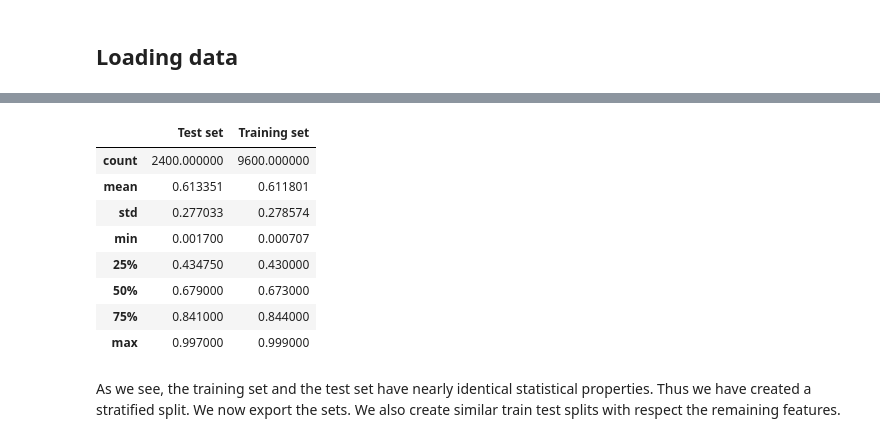
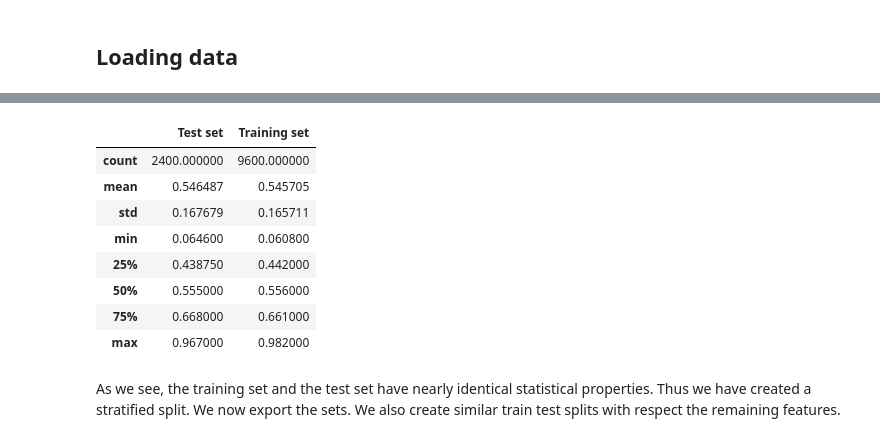
Before and after one commit to aabdull1/Music-genre-classification---ML, a Jupyter notebook: 4_train_test_split.ipynb, the cells around one changed output, grey strips where cells are left out. Cells and saved outputs as stored; diff of their text form; code cells hidden in the pictures.

```diff
--- a/4_train_test_split.ipynb
+++ b/4_train_test_split.ipynb
@@ -64,9 +47,7 @@ plt.show()
 # %%
-# From histogram, energy is clustered between 0.2 to 1
-# Creating energy category attributes with 5 category
-
-df["energy_cat"] = pd.cut(
-    df["energy"],
-    bins=[0, 0.2, 0.4, 0.6, 0.8, np.inf],
-    labels=[1, 2, 3, 4, 5]
+df["danceability_cat"] = pd.cut(
+    df["danceability"],
+    bins=[0, 0.25, 0.5, 0.75, np.inf],
+    labels=[1, 2, 3, 4]
 )
+df["danceability_cat"].hist()
@@ -81,5 +61,5 @@ df["energy_cat"].hist()
 # %%
-split_energy_cat = StratifiedShuffleSplit(n_splits=1, test_size=0.2, random_state=43)
-for train_index, test_index in split.split(df, df["energy_cat"]):
-    strat_energy_cat_train = df.loc[train_index]
-    strat_energy_cat_test = df.loc[test_index]
+split = StratifiedShuffleSplit(n_splits=1, test_size=0.2, random_state=43)
+for train_index, test_index in split.split(df, df["danceability_cat"]):
+    strat_train = df.loc[train_index]
+    strat_test = df.loc[test_index]
@@ -106,23 +90,23 @@ strat_plot(
 # %%
 def strat_join(x, y):
     return pd.concat(
         [x, y],
         axis=1,
         keys=['Test set', 'Training set']
     )
 
-strat_join(strat_energy_cat_test.describe()['energy'],
-         strat_energy_cat_train.describe()['energy'])
+strat_join(strat_test.describe()['danceability'],
+         strat_train.describe()['danceability'])
 # %% [output]
 |  | Test set | Training set |
 | count | 2400.000000 | 9600.000000 |
-| mean | 0.613351 | 0.611801 |
-| std | 0.277033 | 0.278574 |
-| min | 0.001700 | 0.000707 |
-| 25% | 0.434750 | 0.430000 |
-| 50% | 0.679000 | 0.673000 |
-| 75% | 0.841000 | 0.844000 |
-| max | 0.997000 | 0.999000 |
+| mean | 0.546487 | 0.545705 |
+| std | 0.167679 | 0.165711 |
+| min | 0.064600 | 0.060800 |
+| 25% | 0.438750 | 0.442000 |
+| 50% | 0.555000 | 0.556000 |
+| 75% | 0.668000 | 0.661000 |
+| max | 0.967000 | 0.982000 |
 # %% [markdown]
 As we see, the training set and the test set have nearly identical statistical properties. Thus we have created a stratified split. We now export the sets. We also create similar train test splits with respect the remaining features.
 # %% [markdown]
```
Also changed, not shown: parts of 71 cells of this notebook.
